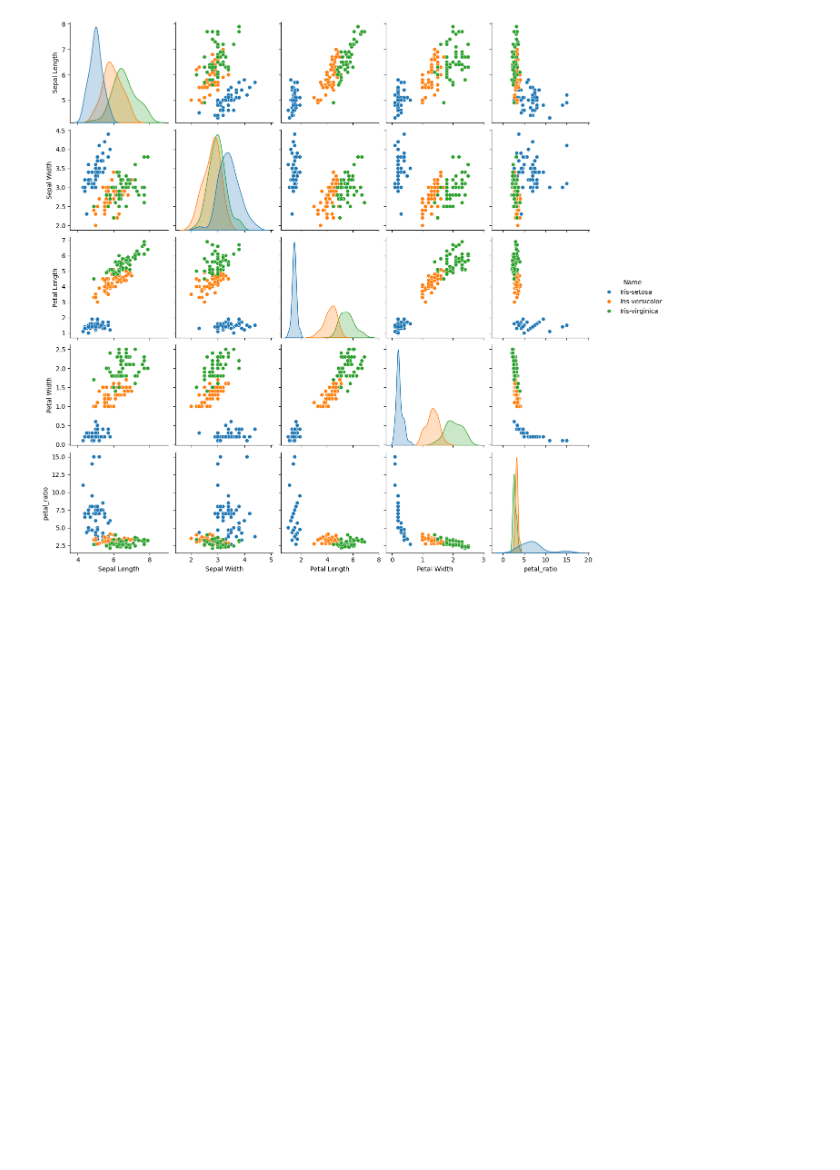
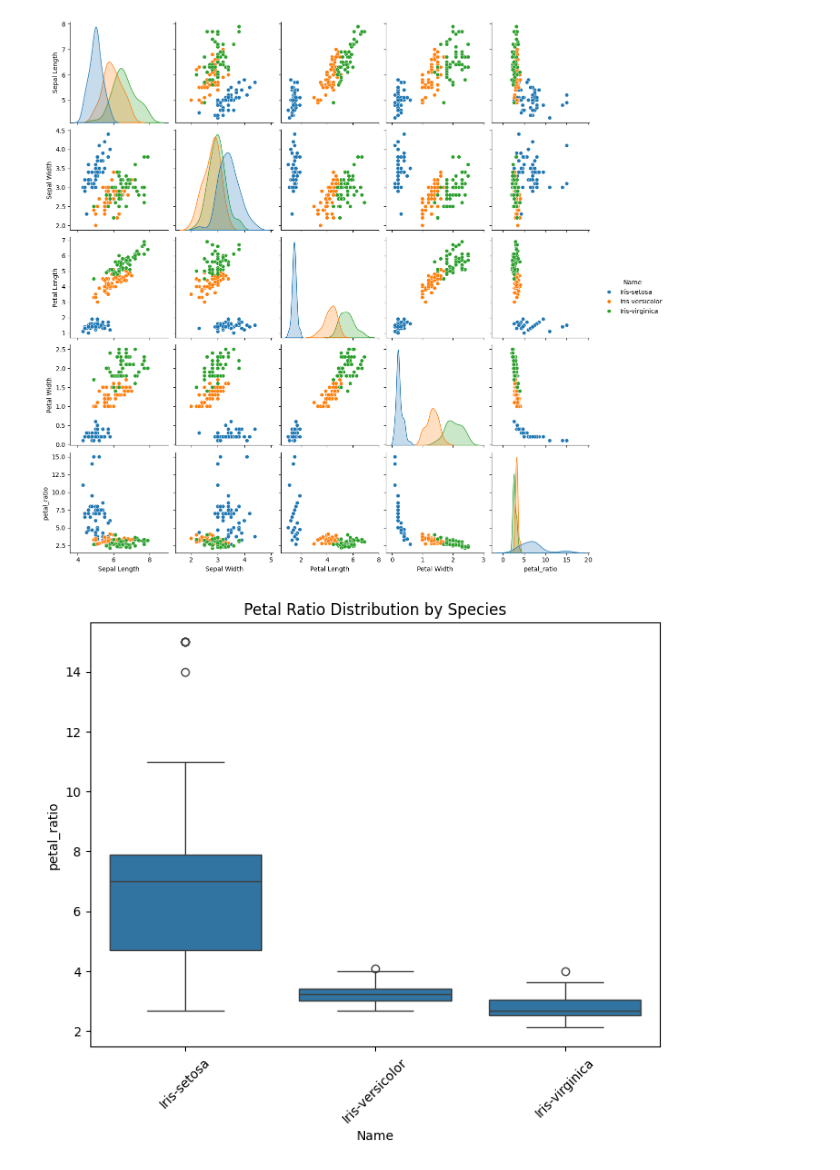
Before and after one commit to Mohammadrzn/maktab-HW, a Jupyter notebook: HW_04_Rezanejad/HW_04_Rezanejad_Q1.ipynb, the cells around one changed output. Saved outputs shown, nothing was run; the diff lists cells and outputs as text; code cells hidden in the pictures; blank space fills up the shorter version.

Commit message:
Show box plot

```diff
--- a/HW_04_Rezanejad/HW_04_Rezanejad_Q1.ipynb
+++ b/HW_04_Rezanejad/HW_04_Rezanejad_Q1.ipynb
@@ -66,3 +66,11 @@ sns.pairplot(df, hue="Name")
 plt.show()
 # %% [output]
 [figure]
+# %%
+plt.figure(figsize=(8,6))
+sns.boxplot(data=df, x="Name", y="petal_ratio")
+plt.xticks(rotation=45)
+plt.title("Petal Ratio Distribution by Species")
+plt.show()
+# %% [output]
+[figure, added]
```
